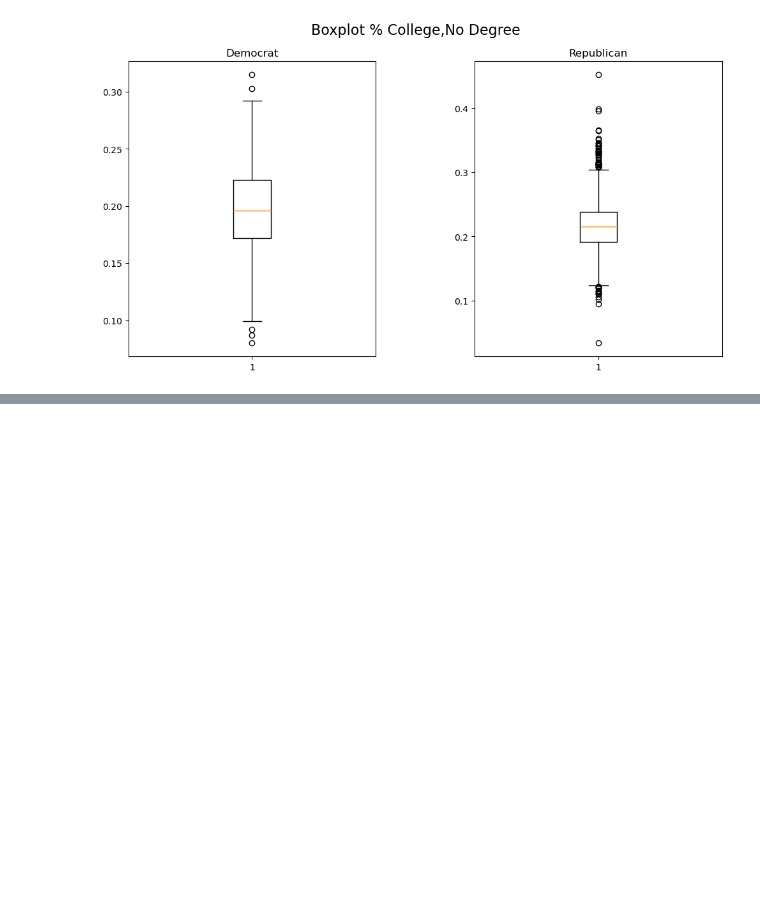
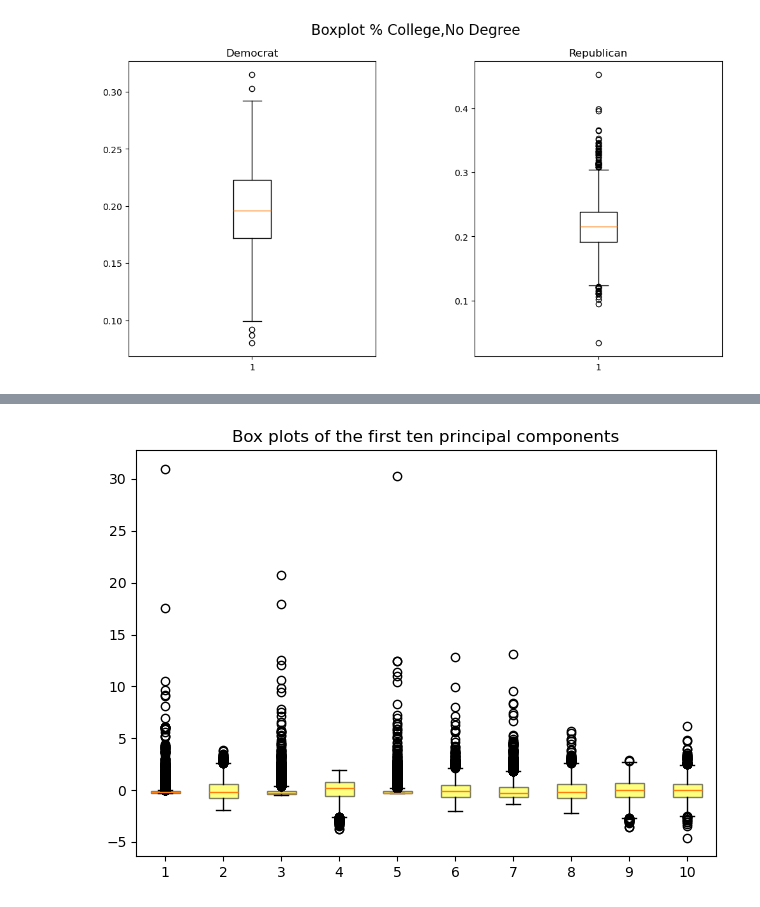
Before and after one commit to hofmann-j/AD_Project, a Jupyter notebook: Py_ADproj.ipynb, the cells around one changed output, grey strips where cells are left out. Cells and saved outputs as stored; diff of their text form; code cells hidden in the pictures; blank space fills up the shorter version.

```diff
--- a/Py_ADproj.ipynb
+++ b/Py_ADproj.ipynb
@@ -202,0 +239,8 @@ ValueError: could not convert string to float: '68,315'
+# %%
+box = plt.boxplot(US_data_scaled[:,:10],patch_artist=True)
+plt.setp(box["boxes"],facecolor="yellow",alpha=.5)
+plt.title("Box plots of the first ten principal components")
+plt.tight_layout()
+plt.show()
+# %% [output]
+[figure, added]
```
Also changed, not shown: parts of 14 cells of this notebook.
